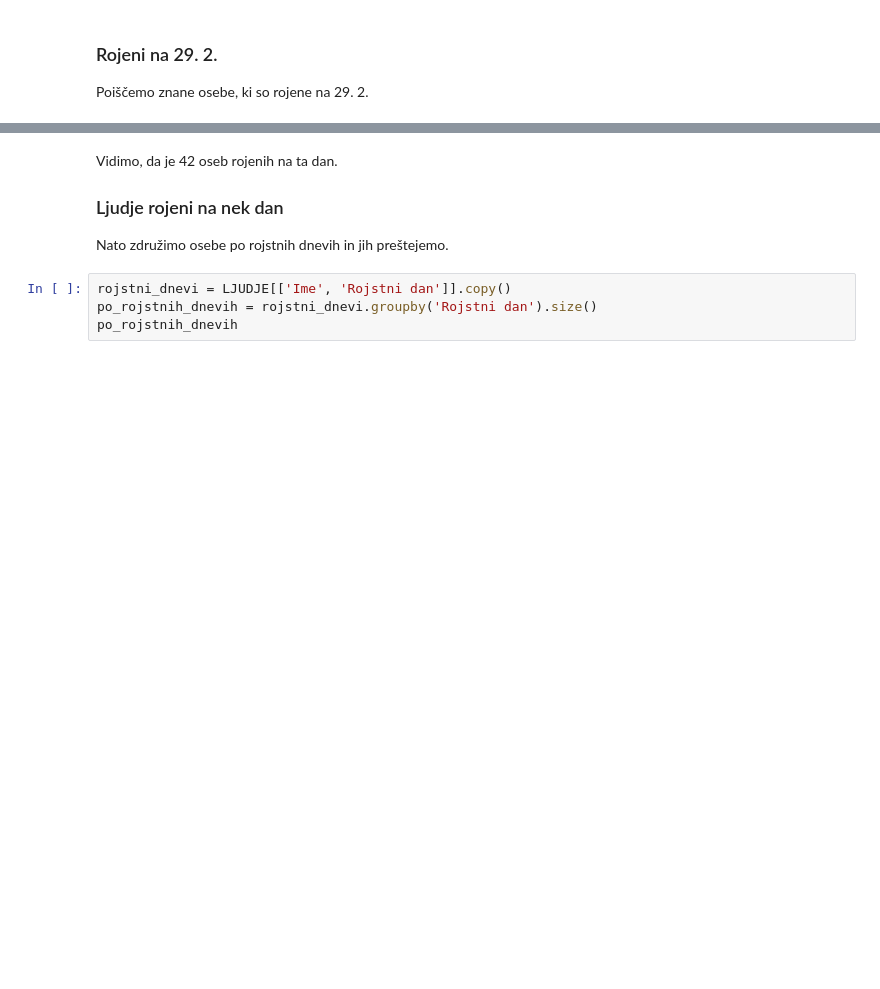
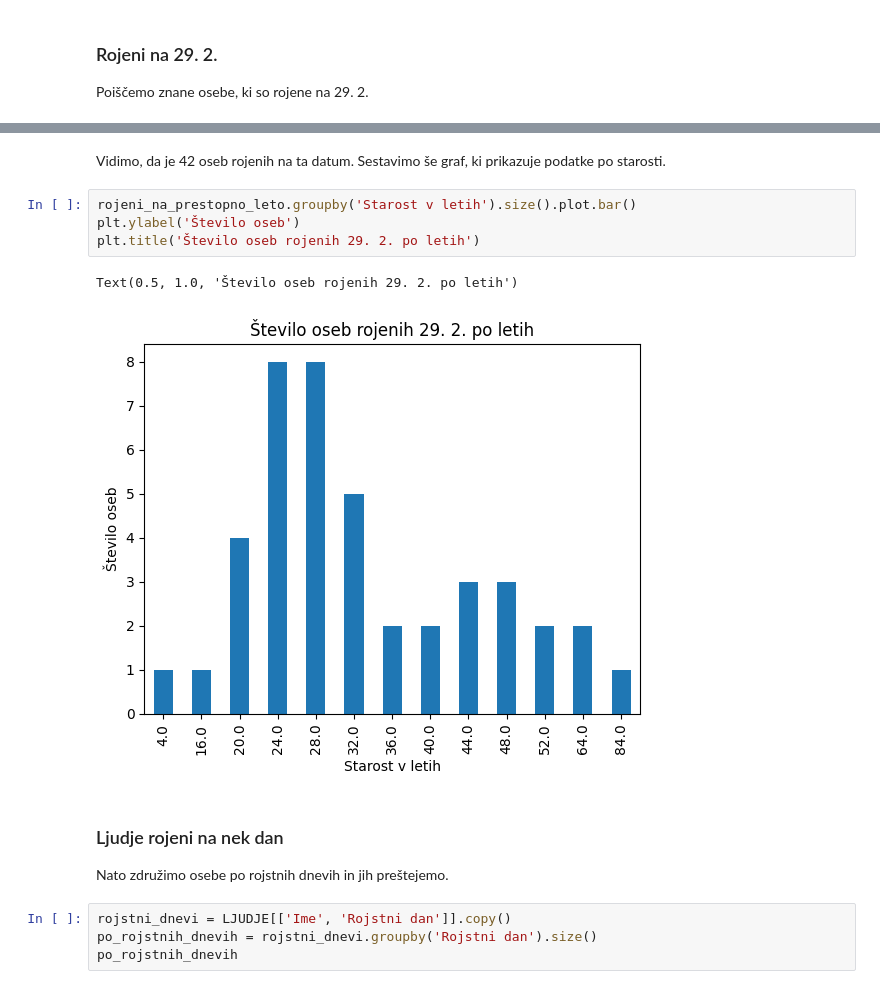
Before and after one commit to JasminaMazej/Projektna-naloga, a Jupyter notebook: analiza.ipynb, the cells around one changed output, grey strips where cells are left out. Saved outputs shown, nothing was run; the diff lists cells and outputs as text; blank space fills up the shorter version.

```diff
--- a/analiza.ipynb
+++ b/analiza.ipynb
@@ -73,6 +73,14 @@ rojeni_na_prestopno_leto.sort_values('Starost')
+# %% [markdown]
+Vidimo, da je 42 oseb rojenih na ta datum.
+Sestavimo še graf, ki prikazuje podatke po starosti.
+# %%
+rojeni_na_prestopno_leto.groupby('Starost v letih').size().plot.bar()
+plt.ylabel('Število oseb')
+plt.title('Število oseb rojenih 29. 2. po letih')
+# %% [output]
+Text(0.5, 1.0, 'Število oseb rojenih 29. 2. po letih')
+[figure, added]
 # %% [markdown]
-Vidimo, da je 42 oseb rojenih na ta dan.
-
 ### Ljudje rojeni na nek dan
 
 Nato združimo osebe po rojstnih dnevih in jih preštejemo.
```
Also changed, not shown: parts of 4 cells of this notebook, 1 other file.
